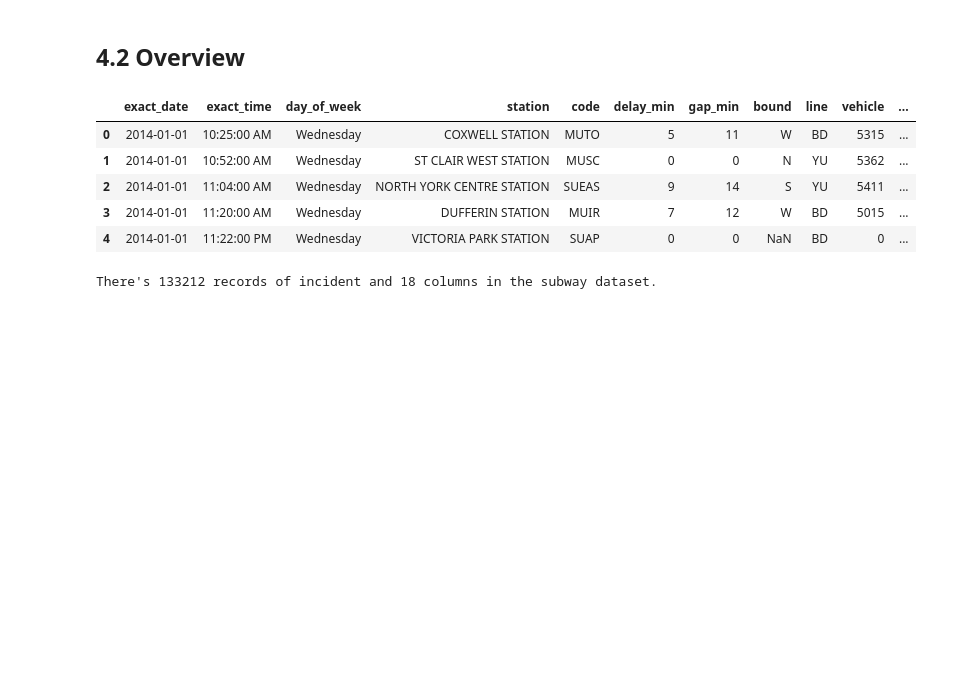
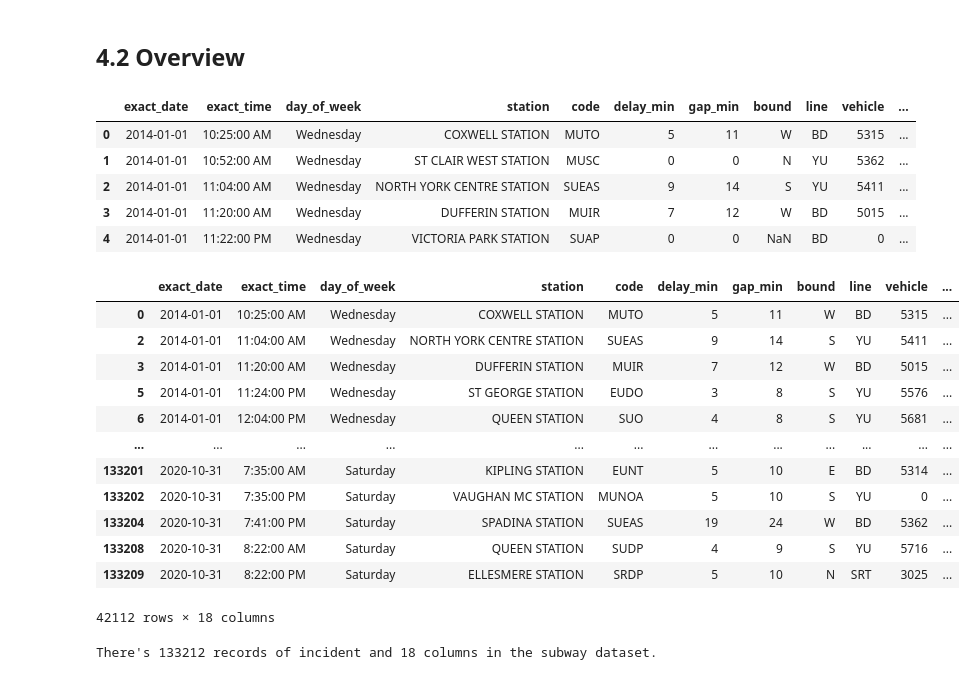
Before and after one commit to JasonYao3/TTC_transit_delay_proj, a Jupyter notebook: 4.Subway EDA.ipynb, the cells around one changed output. Cells and saved outputs as stored; diff of their text form; code cells hidden in the pictures; blank space fills up the shorter version.

```diff
--- a/4.Subway EDA.ipynb
+++ b/4.Subway EDA.ipynb
@@ -20,6 +20,22 @@ subway_df.head()
 | 2 | 2014-01-01 | 11:04:00 AM | Wednesday | NORTH YORK CENTRE STATION | SUEAS | 9 | 14 | S | YU | 5411 | ... |
 | 3 | 2014-01-01 | 11:20:00 AM | Wednesday | DUFFERIN STATION | MUIR | 7 | 12 | W | BD | 5015 | ... |
 | 4 | 2014-01-01 | 11:22:00 PM | Wednesday | VICTORIA PARK STATION | SUAP | 0 | 0 | NaN | BD | 0 | ... |
+# %%
+actual_delay = subway_df[subway_df['delay_min'] > 1]
+# %% [output]
+|  | exact_date | exact_time | day_of_week | station | code | delay_min | gap_min | bound | line | vehicle | ... |
+| 0 | 2014-01-01 | 10:25:00 AM | Wednesday | COXWELL STATION | MUTO | 5 | 11 | W | BD | 5315 | ... |
+| 2 | 2014-01-01 | 11:04:00 AM | Wednesday | NORTH YORK CENTRE STATION | SUEAS | 9 | 14 | S | YU | 5411 | ... |
+| 3 | 2014-01-01 | 11:20:00 AM | Wednesday | DUFFERIN STATION | MUIR | 7 | 12 | W | BD | 5015 | ... |
+| 5 | 2014-01-01 | 11:24:00 PM | Wednesday | ST GEORGE STATION | EUDO | 3 | 8 | S | YU | 5576 | ... |
+| 6 | 2014-01-01 | 12:04:00 PM | Wednesday | QUEEN STATION | SUO | 4 | 8 | S | YU | 5681 | ... |
+| ... | ... | ... | ... | ... | ... | ... | ... | ... | ... | ... | ... |
+| 133201 | 2020-10-31 | 7:35:00 AM | Saturday | KIPLING STATION | EUNT | 5 | 10 | E | BD | 5314 | ... |
+| 133202 | 2020-10-31 | 7:35:00 PM | Saturday | VAUGHAN MC STATION | MUNOA | 5 | 10 | S | YU | 0 | ... |
+| 133204 | 2020-10-31 | 7:41:00 PM | Saturday | SPADINA STATION | SUEAS | 19 | 24 | W | BD | 5362 | ... |
+| 133208 | 2020-10-31 | 8:22:00 AM | Saturday | QUEEN STATION | SUDP | 4 | 9 | S | YU | 5716 | ... |
+| 133209 | 2020-10-31 | 8:22:00 PM | Saturday | ELLESMERE STATION | SRDP | 5 | 10 | N | SRT | 3025 | ... |
+42112 rows × 18 columns
 # %%
 print("There's %s records of incident and %s columns in the subway dataset."%(subway_df.shape[0],subway_df.shape[1]))
 # %% [output]
```
Also changed, not shown: parts of 3 cells of this notebook, 6 other files.
